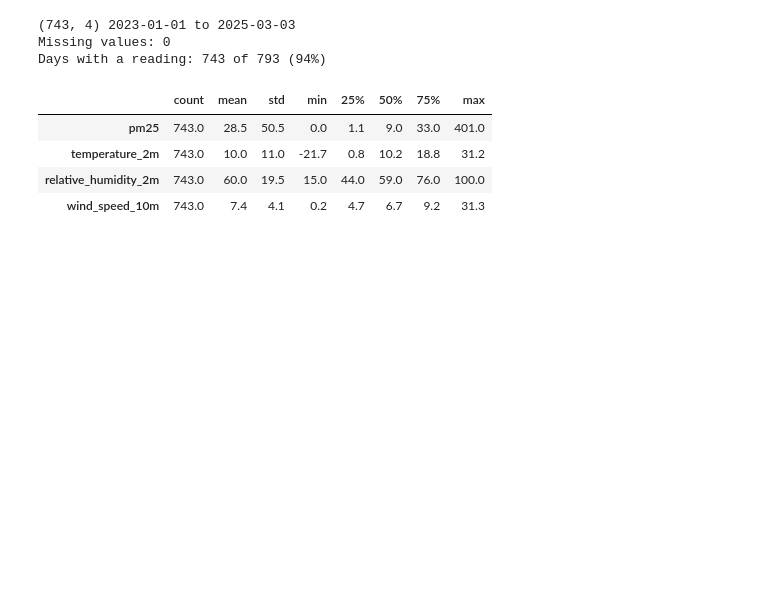
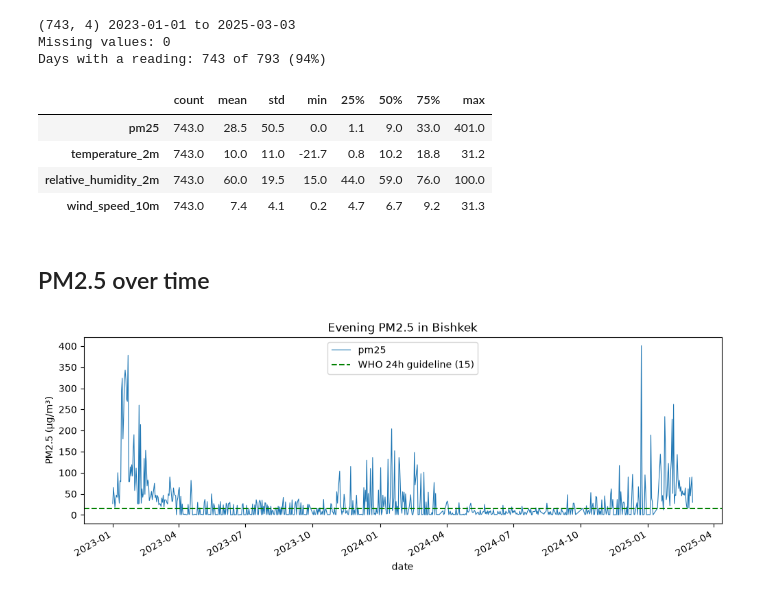
Before and after one commit to akylbek04/kyrgyzstan-open-data-analysis, a Jupyter notebook: notebooks/01_eda.ipynb, the cells around one changed output. Drawn from its saved outputs; the diff is of its cells as text; code cells hidden in the pictures; blank space fills up the shorter version.

Commit message:
EDA: plot PM2.5 time series with WHO guideline

```diff
--- a/notebooks/01_eda.ipynb
+++ b/notebooks/01_eda.ipynb
@@ -34,3 +34,13 @@ Days with a reading: 743 of 793 (94%)
 | temperature_2m | 743.0 | 10.0 | 11.0 | -21.7 | 0.8 | 10.2 | 18.8 | 31.2 |
 | relative_humidity_2m | 743.0 | 60.0 | 19.5 | 15.0 | 44.0 | 59.0 | 76.0 | 100.0 |
 | wind_speed_10m | 743.0 | 7.4 | 4.1 | 0.2 | 4.7 | 6.7 | 9.2 | 31.3 |
+# %% [markdown]
+## PM2.5 over time
+# %%
+ax = df["pm25"].plot(figsize=(12, 4), lw=0.8)
+ax.axhline(15, color="green", ls="--", label="WHO 24h guideline (15)")
+ax.set(ylabel="PM2.5 (µg/m³)", title="Evening PM2.5 in Bishkek")
+ax.legend()
+plt.show()
+# %% [output]
+[figure, added]
```
